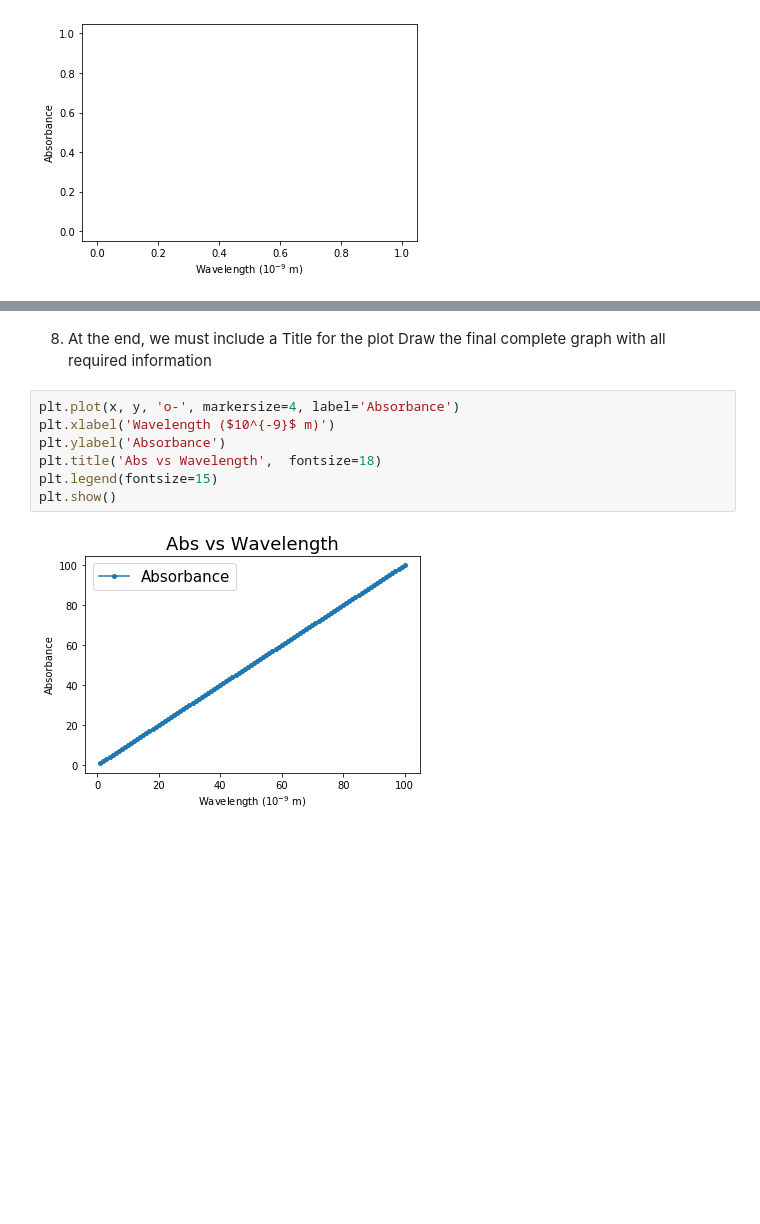
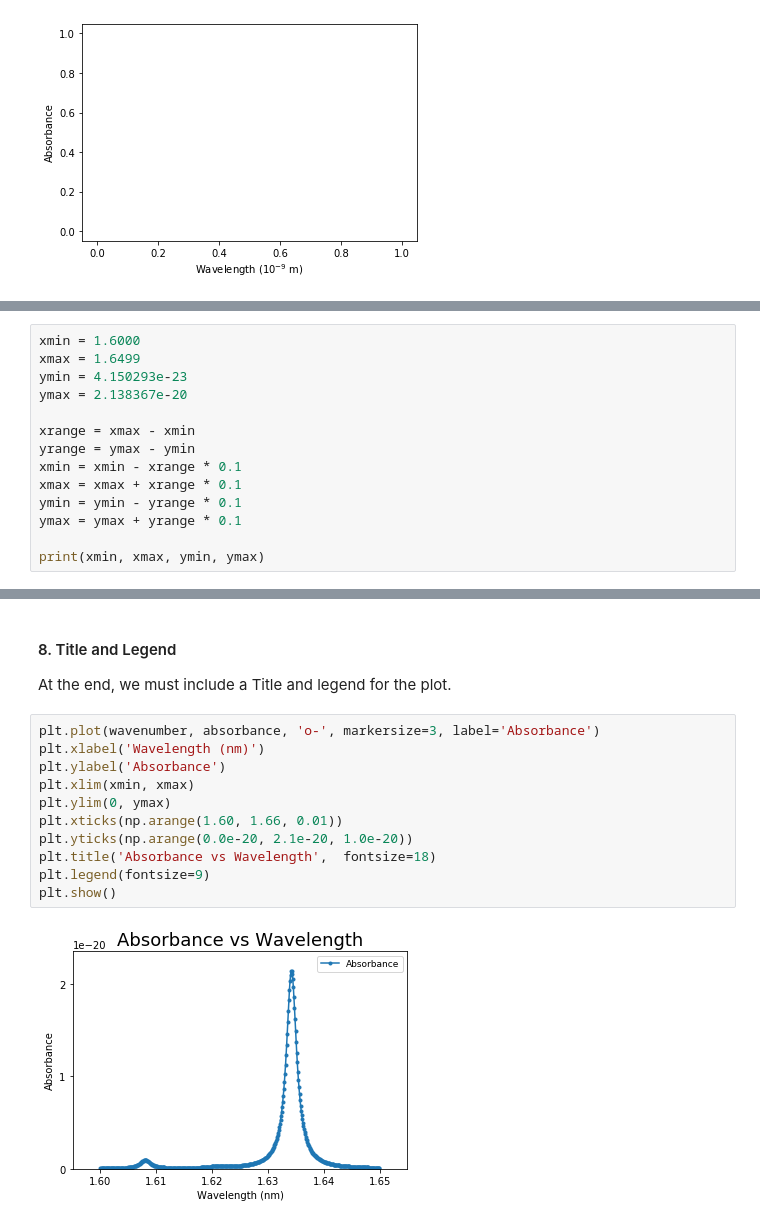
Before and after one commit to yueyericardo/simuc, a Jupyter notebook: docs/How_to_make_a_plot.ipynb, the cells around one changed output, grey strips where cells are left out. Cells and saved outputs as stored; diff of their text form; blank space fills up the shorter version.

```diff
--- a/docs/How_to_make_a_plot.ipynb
+++ b/docs/How_to_make_a_plot.ipynb
@@ -81,0 +96,14 @@ plt.show()
+# %%
+xmin = 1.6000
+xmax = 1.6499
+ymin = 4.150293e-23
+ymax = 2.138367e-20
+
+xrange = xmax - xmin
+yrange = ymax - ymin
+xmin = xmin - xrange * 0.1
+xmax = xmax + xrange * 0.1
+ymin = ymin - yrange * 0.1
+ymax = ymax + yrange * 0.1
+
+print(xmin, xmax, ymin, ymax)
@@ -244,12 +262,16 @@ Draw the plot including tick marks and their labels
 # %% [markdown]
-8.	At the end, we must include a Title for the plot
-Draw the final complete graph with all required information
+#### 8.	Title and Legend
+At the end, we must include a Title and legend for the plot.
 # %%
-plt.plot(x, y, 'o-', markersize=4, label='Absorbance')
-plt.xlabel('Wavelength ($10^{-9}$ m)')
+plt.plot(wavenumber, absorbance, 'o-', markersize=3, label='Absorbance')
+plt.xlabel('Wavelength (nm)')
 plt.ylabel('Absorbance')
-plt.title('Abs vs Wavelength',  fontsize=18)
-plt.legend(fontsize=15)
+plt.xlim(xmin, xmax)
+plt.ylim(0, ymax)
+plt.xticks(np.arange(1.60, 1.66, 0.01))
+plt.yticks(np.arange(0.0e-20, 2.1e-20, 1.0e-20))
+plt.title('Absorbance vs Wavelength',  fontsize=18)
+plt.legend(fontsize=9)
 plt.show()
 # %% [output]
-[figure, old version]
+[figure, new version]
```
Also changed, not shown: parts of 31 cells of this notebook.
